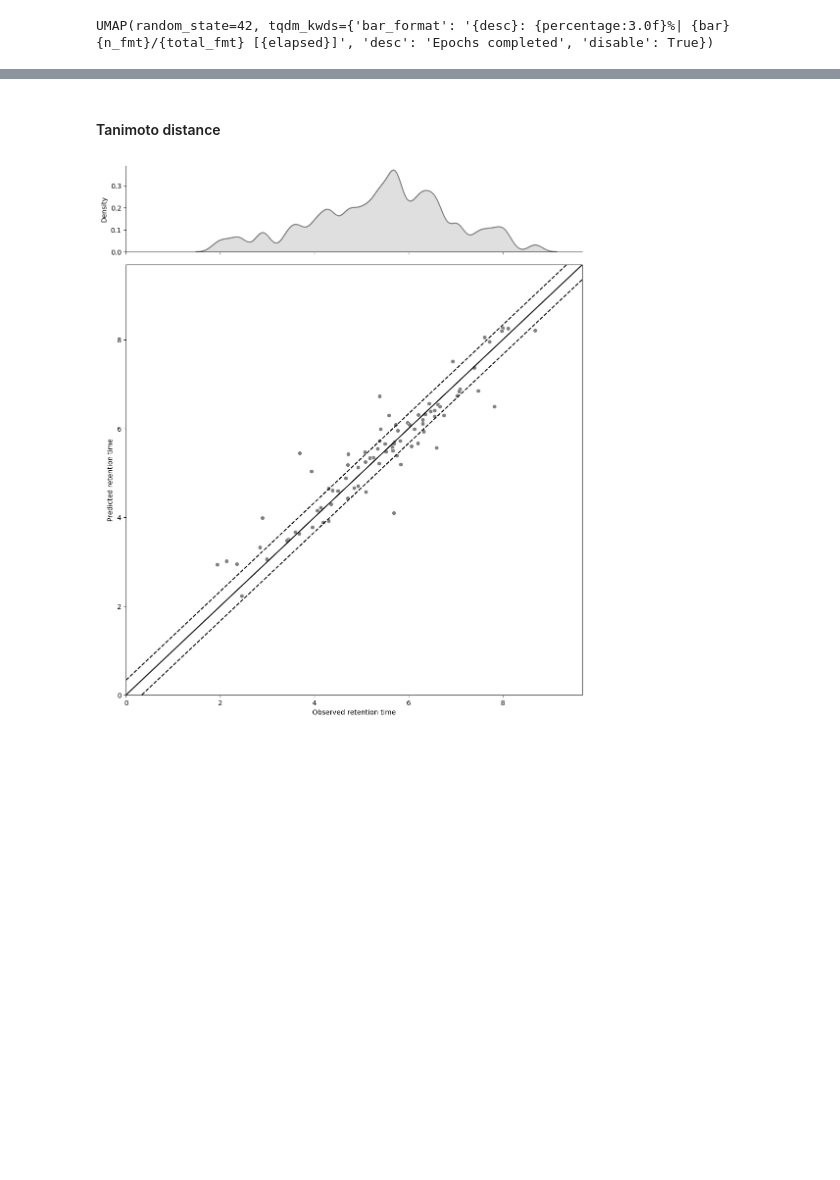
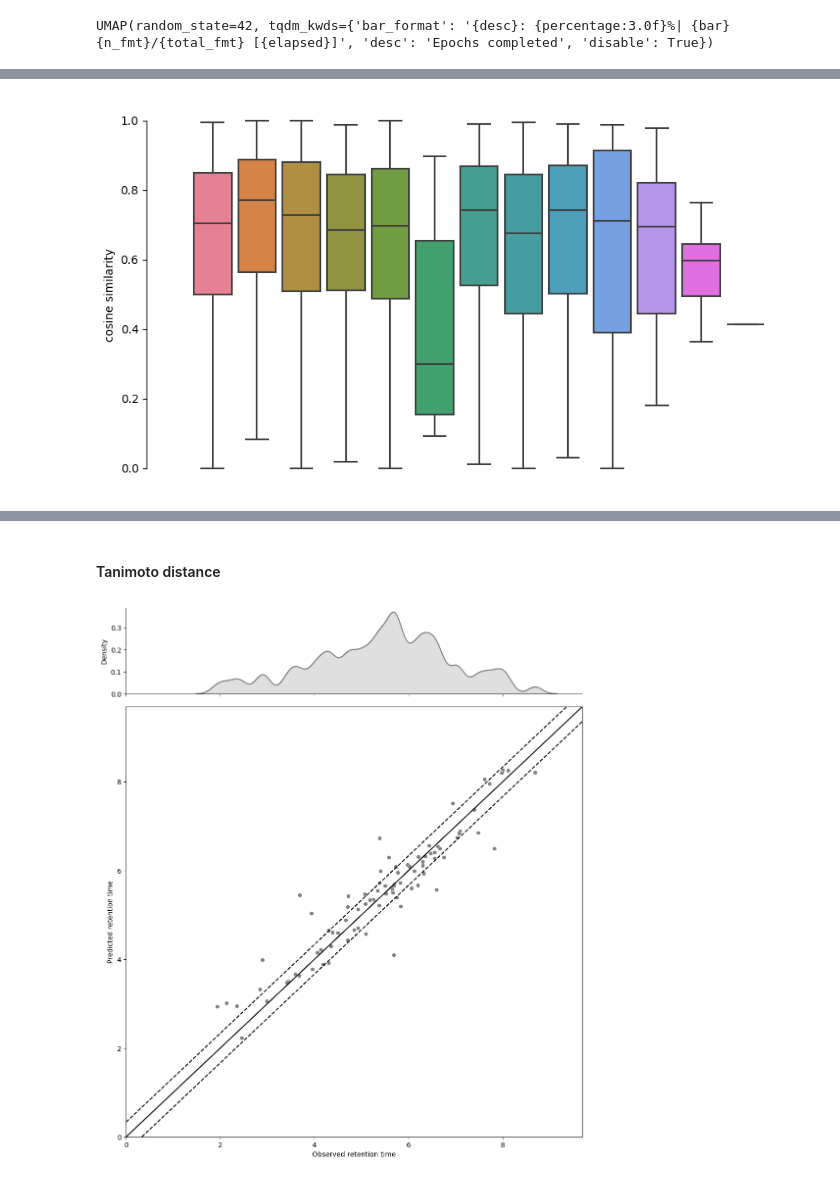
Before and after one commit to BAMeScience/fiora, a Jupyter notebook: notebooks/test_model.ipynb, the cells around one changed output, grey strips where cells are left out. Saved outputs shown, nothing was run; the diff lists cells and outputs as text; code cells hidden in the pictures; blank space fills up the shorter version.

Commit message:
Update plots. Add score distributions.

```diff
--- a/notebooks/test_model.ipynb
+++ b/notebooks/test_model.ipynb
@@ -320,9 +320,11 @@ def test_cas16(model, df_cas=df_cas):
     df_cas["merged_cosine"] = df_cas.apply(lambda x: spectral_cosine(x["peaks"], x["merged_peaks"]), axis=1)
     df_cas["merged_sqrt_cosine"] = df_cas.apply(lambda x: spectral_cosine(x["peaks"], x["merged_peaks"], transform=np.sqrt), axis=1)
     df_cas["merged_sqrt_bias"] = df_cas.apply(lambda x: spectral_cosine(x["peaks"], x["merged_peaks"], transform=np.sqrt, with_bias=True)[1], axis=1)
+    df_cas["merged_sqrt_cosine_wo_precursor"] = df_cas.apply(lambda x: spectral_cosine(x["peaks"], x["merged_peaks"], transform=np.sqrt, remove_mz=x["Metabolite"].get_theoretical_precursor_mz(x["Metabolite"].metadata["precursor_mode"])), axis=1)
     df_cas["merged_refl_cosine"] = df_cas.apply(lambda x: spectral_reflection_cosine(x["peaks"], x["merged_peaks"], transform=np.sqrt), axis=1)
     df_cas["merged_steins"] = df_cas.apply(lambda x: reweighted_dot(x["peaks"], x["merged_peaks"]), axis=1)
     df_cas["spectral_sqrt_cosine"] = df_cas["merged_sqrt_cosine"] # just remember it is merged
+    df_cas["spectral_sqrt_bias"] = df_cas["merged_sqrt_bias"] # just remember it is merged
 
     df_cas["coverage"] = df_cas["Metabolite"].apply(lambda x: x.match_stats["coverage"])
     df_cas["RT_pred"] = df_cas["RT_pred_35"]
@@ -598,21 +611,34 @@ superclass_map = dict(zip(compound_classes["Superclass"].unique(), range(0, num_
 test_embeddings = []
 test_classes = []
 colors = []
+classmap = {}
+supermap = {}
+submap = {}
 pal = sns.color_palette("viridis", num_classes)
 
 for i, d in df_test.drop_duplicates("group_id", keep="first").iterrows():
     metabolite = d["Metabolite"]
     group_id = d["group_id"]
     superclass = compound_classes[compound_classes["CompoundID"] == group_id].iloc[0]["Superclass"]
-    #subclass = compound_classes[compound_classes["CompoundID"] == group_id].iloc[0]["Subclass"]
+    subclass = compound_classes[compound_classes["CompoundID"] == group_id].iloc[0]["Subclass"]
+    cclass = compound_classes[compound_classes["CompoundID"] == group_id].iloc[0]["Class"]
 
+    supermap[group_id] = superclass
+    classmap[group_id] = cclass
+    submap[group_id] = subclass
 
     data = metabolite.as_geometric_data(with_labels=False).to(dev)
     batch = geom.data.Batch.from_data_list([data])
     embedding = model.get_graph_embedding(batch)
     test_embeddings += [embedding.flatten().cpu().detach().numpy()]
     test_classes += [superclass]
+
     colors += [pal[superclass_map[superclass]]]
+
+
+df_test["Superclass"] = df_test["group_id"].map(supermap)
+df_test["Class"] = df_test["group_id"].map(classmap)
+df_test["Subclass"] = df_test["group_id"].map(submap)
 # %%
 import umap
 reducer = umap.UMAP(random_state=seed) #random_state=seed)
@@ -622,15 +648,25 @@ UMAP(random_state=42, tqdm_kwds={'bar_format': '{desc}: {percentage:3.0f}%| {bar
 # %%
 e = reducer.transform(test_embeddings)
 # %%
+import matplotlib
 fig, ax = plt.subplots(1,1, figsize=(8,8))
-sns.scatterplot(
+scatter = sns.scatterplot(
     x=e[:, 0],
     y=e[:, 1],
     hue=test_classes)#, palette=sns.color_palette("colorblind") + ["black", "gray", "white"])
-ax.legend(loc='center left', bbox_to_anchor=(1, 0.5))
+legend = ax.legend(loc='center left', bbox_to_anchor=(1, 0.5))
 #plt.gca().set_aspect('equal', 'datalim')
 ax.set_aspect('equal', 'datalim')
 # fig.savefig(f"{home}/images/paper/umap.svg", format="svg", dpi=600, bbox_inches='tight', pad_inches=0.1)
 # fig.savefig(f"{home}/images/paper/umap.png", format="png", dpi=600, bbox_inches='tight', pad_inches=0.1)
+
+# Get the legend handles and labels
+handles = legend.legend_handles
+
+# Get the facecolors from the legend handles (for scatter plot markers)
+legend_colors = [handle.get_color() for handle in handles]# if isinstance(handle, matplotlib.patches.PathPatch)]
+
+print(legend_colors)
+
 plt.show()
 # %% [output]
@@ -637,0 +688,16 @@ plt.show()
+# %%
+from fiora.visualization.define_colors import adjust_box_widths
+fig, ax = plt.subplots(1,1, figsize=(10, 6))
+
+ax = sns.boxplot(ax=ax, data=df_test[df_test["Superclass"] != "nan"], y="spectral_sqrt_cosine", dodge=True, width=0.9, linewidth=1.5, hue="Superclass", legend=False, palette=legend_colors, showfliers=False)
+ax.set_ylabel("cosine similarity")
+ax.set_xticks([])
+sns.despine(offset=10, trim=True)
+ax.spines['bottom'].set_visible(False)
+
+adjust_box_widths(fig, 0.85)
+fig.savefig(f"{home}/images/paper/cosine_by_class.png", format="png", dpi=600, bbox_inches='tight', pad_inches=0.1)
+fig.savefig(f"{home}/images/paper/cosine_by_class.svg", format="svg", dpi=600, bbox_inches='tight', pad_inches=0.1)
+plt.show()
+# %% [output]
+[figure, added]
```
Also changed, not shown: parts of 15 cells of this notebook, 3 other files.
